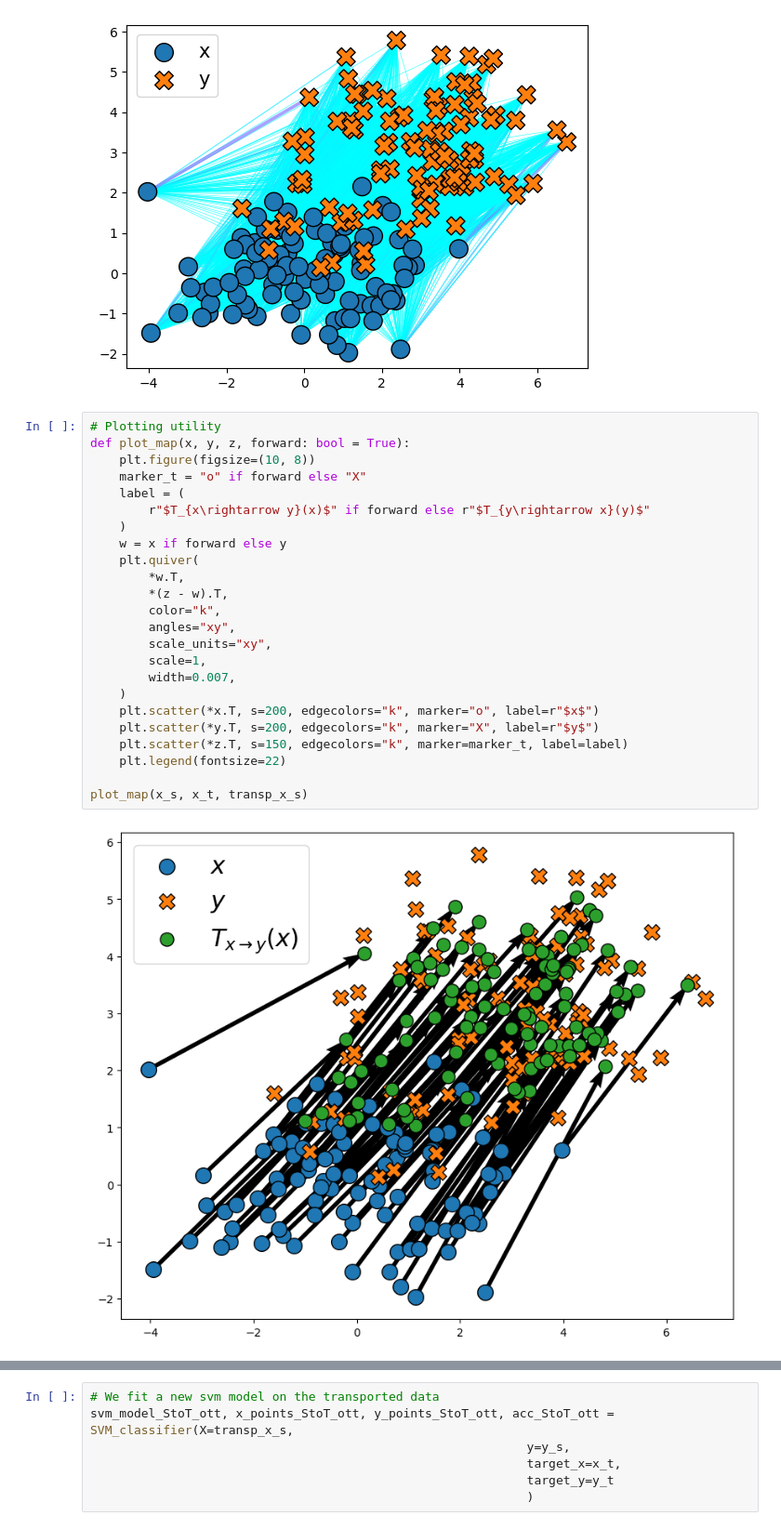
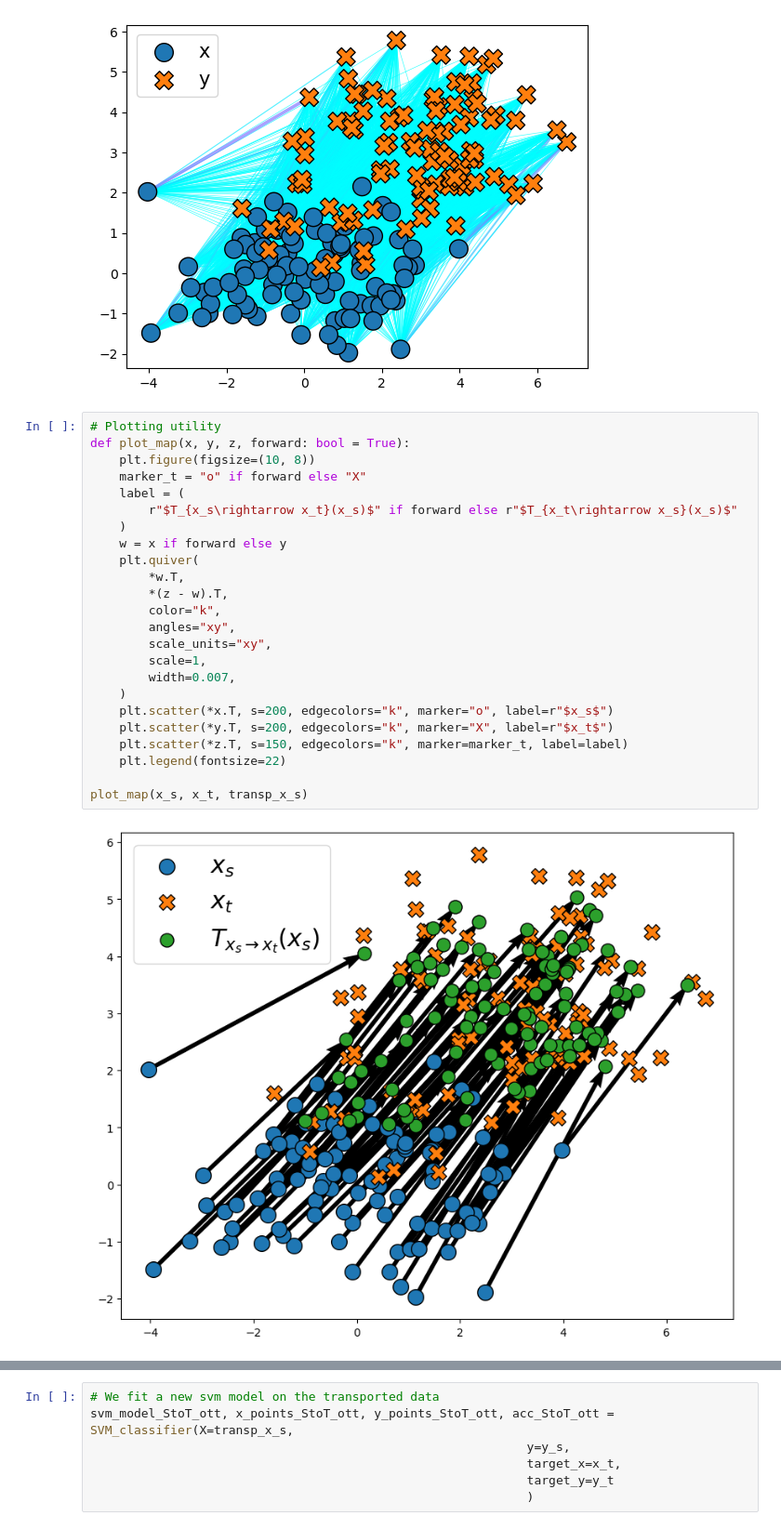
Before and after one commit to TheoAlegretti/OT-Domain-Adaptation, a Jupyter notebook: Report_OTDA_JIN_LORTHIOS.ipynb, the cells around one changed output, grey strips where cells are left out. Shown at 93% size. Cells and saved outputs as stored; diff of their text form.

```diff
--- a/Report_OTDA_JIN_LORTHIOS.ipynb
+++ b/Report_OTDA_JIN_LORTHIOS.ipynb
@@ -308,29 +382,29 @@ _ = plott(ot) # takes quite some time ! ~3mins in colab
 # %%
 # Plotting utility
 def plot_map(x, y, z, forward: bool = True):
     plt.figure(figsize=(10, 8))
     marker_t = "o" if forward else "X"
     label = (
-        r"$T_{x\rightarrow y}(x)$" if forward else r"$T_{y\rightarrow x}(y)$"
+        r"$T_{x_s\rightarrow x_t}(x_s)$" if forward else r"$T_{x_t\rightarrow x_s}(x_s)$"
     )
     w = x if forward else y
     plt.quiver(
         *w.T,
         *(z - w).T,
         color="k",
         angles="xy",
         scale_units="xy",
         scale=1,
         width=0.007,
     )
-    plt.scatter(*x.T, s=200, edgecolors="k", marker="o", label=r"$x$")
-    plt.scatter(*y.T, s=200, edgecolors="k", marker="X", label=r"$y$")
+    plt.scatter(*x.T, s=200, edgecolors="k", marker="o", label=r"$x_s$")
+    plt.scatter(*y.T, s=200, edgecolors="k", marker="X", label=r"$x_t$")
     plt.scatter(*z.T, s=150, edgecolors="k", marker=marker_t, label=label)
     plt.legend(fontsize=22)
 
 plot_map(x_s, x_t, transp_x_s)
 # %% [output]
-[figure, old version]
+[figure, new version]
 # %%
 plot_map(x_s, x_t, dual_potentials.transport(x_t, forward=False), forward=False)
 # %% [output]
```
Also changed, not shown: parts of 22 cells of this notebook.
